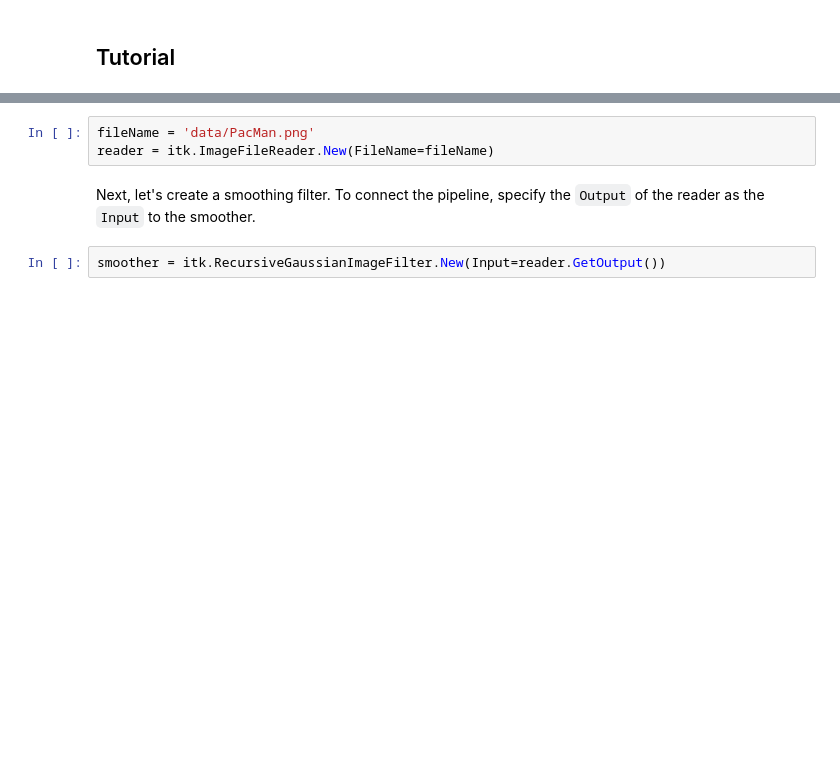
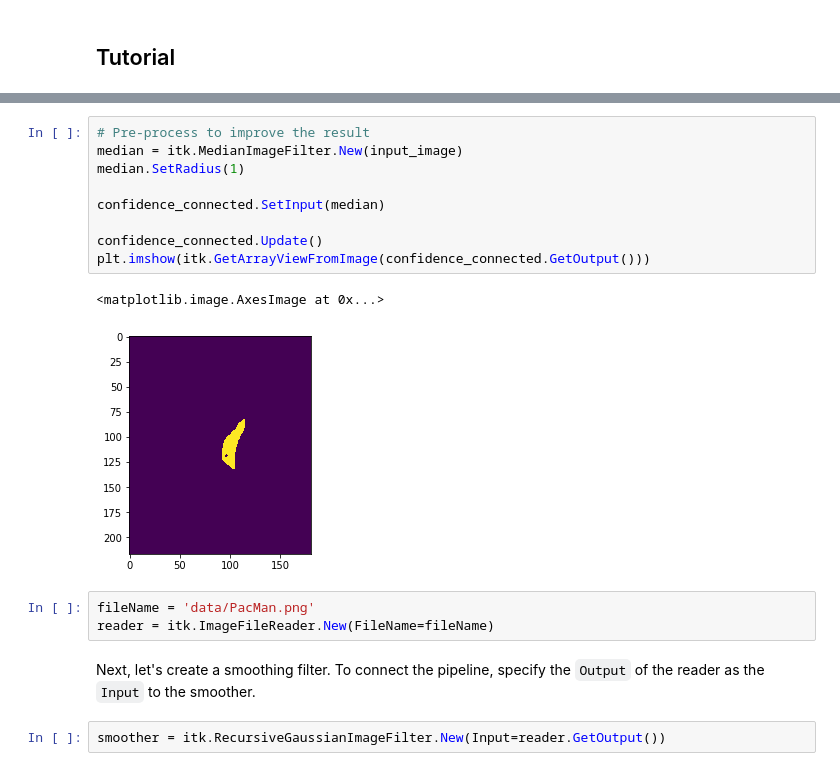
Before and after one commit to InsightSoftwareConsortium/ScientificImageAnalysisVisualizationAndArtificialIntelligenceCourse, a Jupyter notebook: 3_Segmentation.ipynb, the cells around one changed output, grey strips where cells are left out. Saved outputs shown, nothing was run; the diff lists cells and outputs as text; blank space fills up the shorter version.

```diff
--- a/3_Segmentation.ipynb
+++ b/3_Segmentation.ipynb
@@ -86,3 +148,15 @@ Start an image processing pipeline with a source, an `ImageFileReader`.
+# %%
+# Pre-process to improve the result
+median = itk.MedianImageFilter.New(input_image)
+median.SetRadius(1)
+
+confidence_connected.SetInput(median)
+
+confidence_connected.Update()
+plt.imshow(itk.GetArrayViewFromImage(confidence_connected.GetOutput()))
+# %% [output]
+<matplotlib.image.AxesImage at 0x...>
+[figure, added]
 # %%
 fileName = 'data/PacMan.png'
 reader = itk.ImageFileReader.New(FileName=fileName)
```
Also changed, not shown: parts of 20 cells of this notebook, 5 other files.
